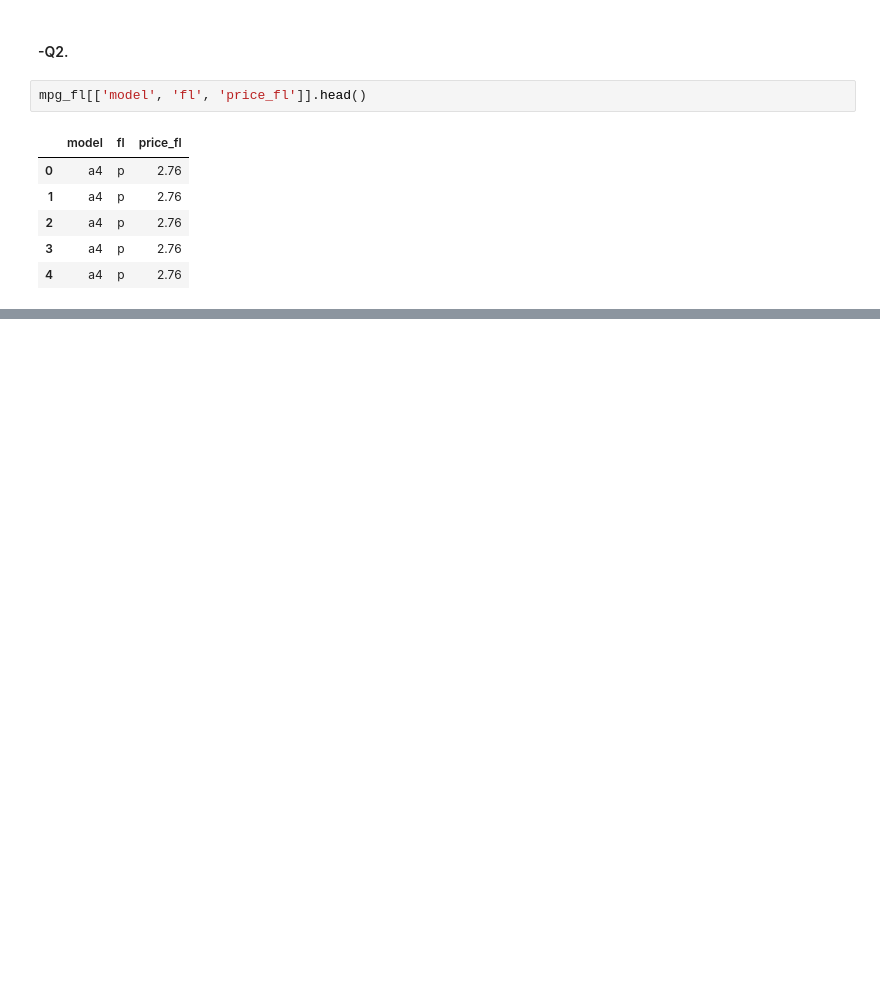
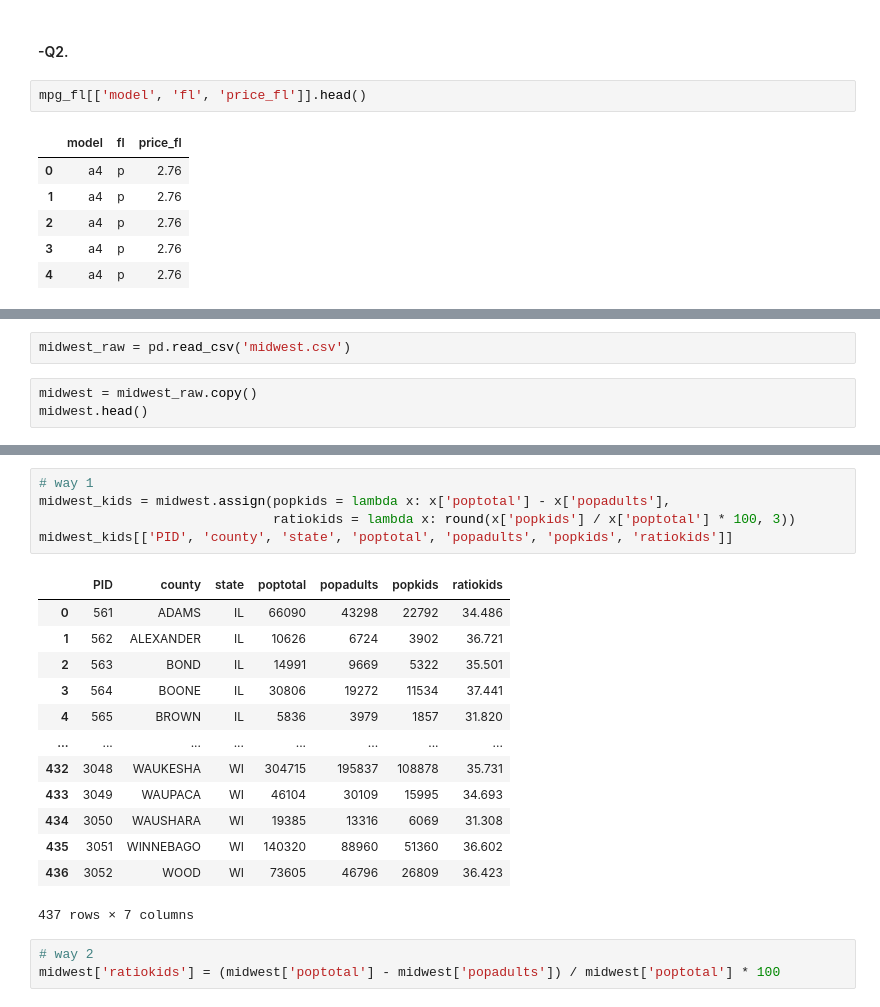
Before and after one commit to jamesbluenote/doit_pythondata, a Jupyter notebook: Doit_python_ch-06.ipynb, the cells around one changed output, grey strips where cells are left out. Drawn from its saved outputs; the diff is of its cells as text; blank space fills up the shorter version.

```diff
--- a/Doit_python_ch-06.ipynb
+++ b/Doit_python_ch-06.ipynb
@@ -1101,0 +1167,5 @@ mpg_fl[['model', 'fl', 'price_fl']].head()
+# %%
+midwest_raw = pd.read_csv('midwest.csv')
+# %%
+midwest = midwest_raw.copy()
+midwest.head()
@@ -1101,0 +1180,22 @@ mpg_fl[['model', 'fl', 'price_fl']].head()
+# %%
+# way 1
+midwest_kids = midwest.assign(popkids = lambda x: x['poptotal'] - x['popadults'],
+                              ratiokids = lambda x: round(x['popkids'] / x['poptotal'] * 100, 3))
+midwest_kids[['PID', 'county', 'state', 'poptotal', 'popadults', 'popkids', 'ratiokids']]
+# %% [output]
+|  | PID | county | state | poptotal | popadults | popkids | ratiokids |
+| 0 | 561 | ADAMS | IL | 66090 | 43298 | 22792 | 34.486 |
+| 1 | 562 | ALEXANDER | IL | 10626 | 6724 | 3902 | 36.721 |
+| 2 | 563 | BOND | IL | 14991 | 9669 | 5322 | 35.501 |
+| 3 | 564 | BOONE | IL | 30806 | 19272 | 11534 | 37.441 |
+| 4 | 565 | BROWN | IL | 5836 | 3979 | 1857 | 31.820 |
+| ... | ... | ... | ... | ... | ... | ... | ... |
+| 432 | 3048 | WAUKESHA | WI | 304715 | 195837 | 108878 | 35.731 |
+| 433 | 3049 | WAUPACA | WI | 46104 | 30109 | 15995 | 34.693 |
+| 434 | 3050 | WAUSHARA | WI | 19385 | 13316 | 6069 | 31.308 |
+| 435 | 3051 | WINNEBAGO | WI | 140320 | 88960 | 51360 | 36.602 |
+| 436 | 3052 | WOOD | WI | 73605 | 46796 | 26809 | 36.423 |
+437 rows × 7 columns
+# %%
+# way 2
+midwest['ratiokids'] = (midwest['poptotal'] - midwest['popadults']) / midwest['poptotal'] * 100
```
Also changed, not shown: parts of 26 cells of this notebook.
